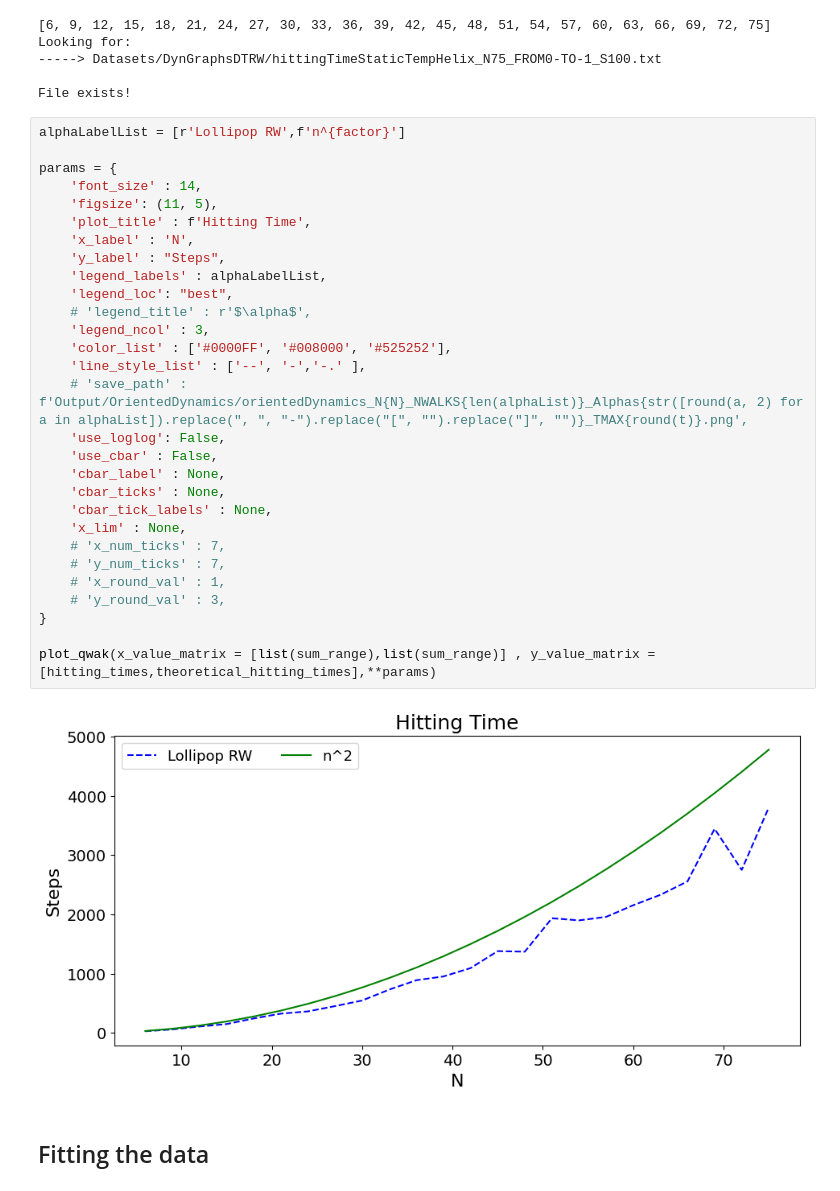
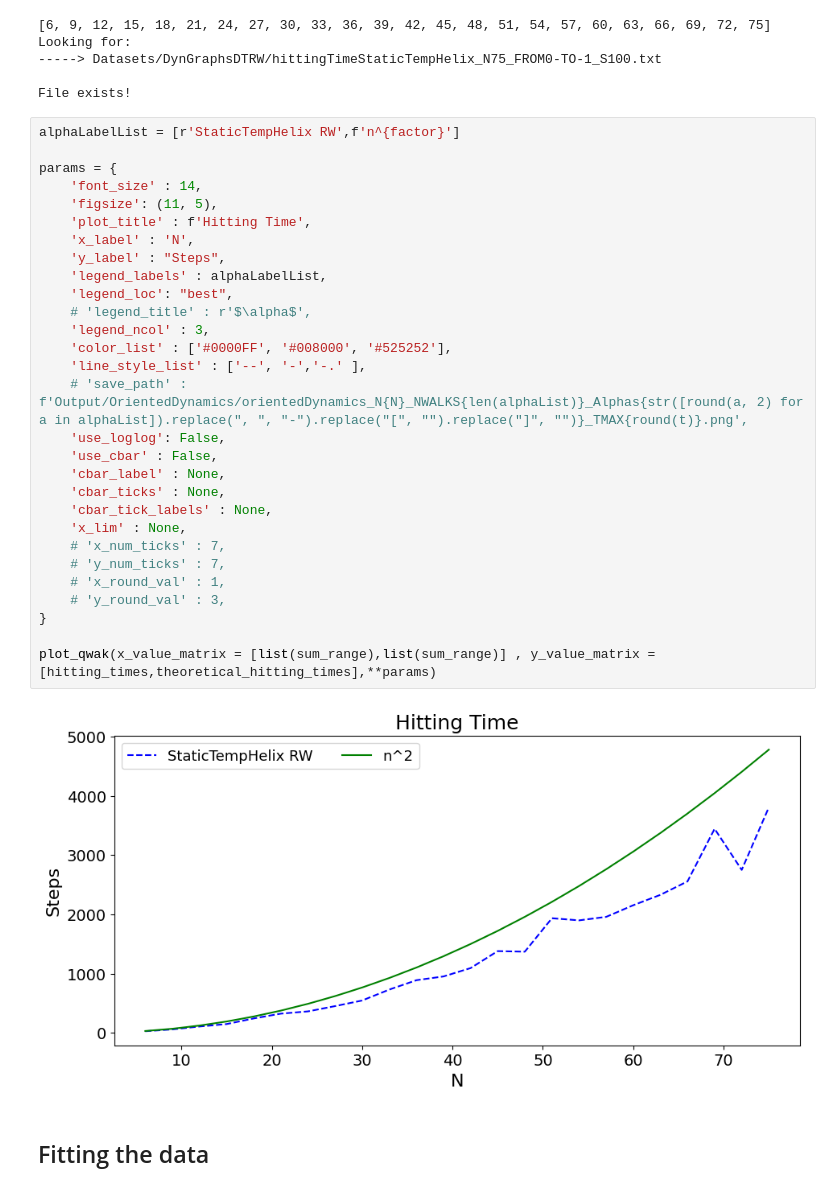
Before and after one commit to JaimePSantos/DynamicRandomWalks, a Jupyter notebook: HT-Static_TemporalHelix.ipynb, the cells around one changed output. Drawn from its saved outputs; the diff is of its cells as text.

```diff
--- a/HT-Static_TemporalHelix.ipynb
+++ b/HT-Static_TemporalHelix.ipynb
@@ -111,36 +111,36 @@ Looking for:
 
 File exists!
 # %%
-alphaLabelList = [r'Lollipop RW',f'n^{factor}']
+alphaLabelList = [r'StaticTempHelix RW',f'n^{factor}']
 
 params = {
     'font_size' : 14,
     'figsize': (11, 5),
     'plot_title' : f'Hitting Time',
     'x_label' : 'N',
     'y_label' : "Steps",
     'legend_labels' : alphaLabelList,
     'legend_loc': "best",
     # 'legend_title' : r'$\alpha$',
     'legend_ncol' : 3,
     'color_list' : ['#0000FF', '#008000', '#525252'],
     'line_style_list' : ['--', '-','-.' ],
     # 'save_path' : f'Output/OrientedDynamics/orientedDynamics_N{N}_NWALKS{len(alphaList)}_Alphas{str([round(a, 2) for a in alphaList]).replace(", ", "-").replace("[", "").replace("]", "")}_TMAX{round(t)}.png',
     'use_loglog': False,
     'use_cbar' : False,
     'cbar_label' : None,
     'cbar_ticks' : None,
     'cbar_tick_labels' : None,
     'x_lim' : None,
     # 'x_num_ticks' : 7,
     # 'y_num_ticks' : 7,
     # 'x_round_val' : 1,
     # 'y_round_val' : 3,
 }
 
 plot_qwak(x_value_matrix = [list(sum_range),list(sum_range)] , y_value_matrix = [hitting_times,theoretical_hitting_times],**params)
 # %% [output]
-[figure, old version]
+[figure, new version]
 # %% [markdown]
 ## Fitting the data
 # %%
```
Also changed, not shown: parts of 2 cells of this notebook.
